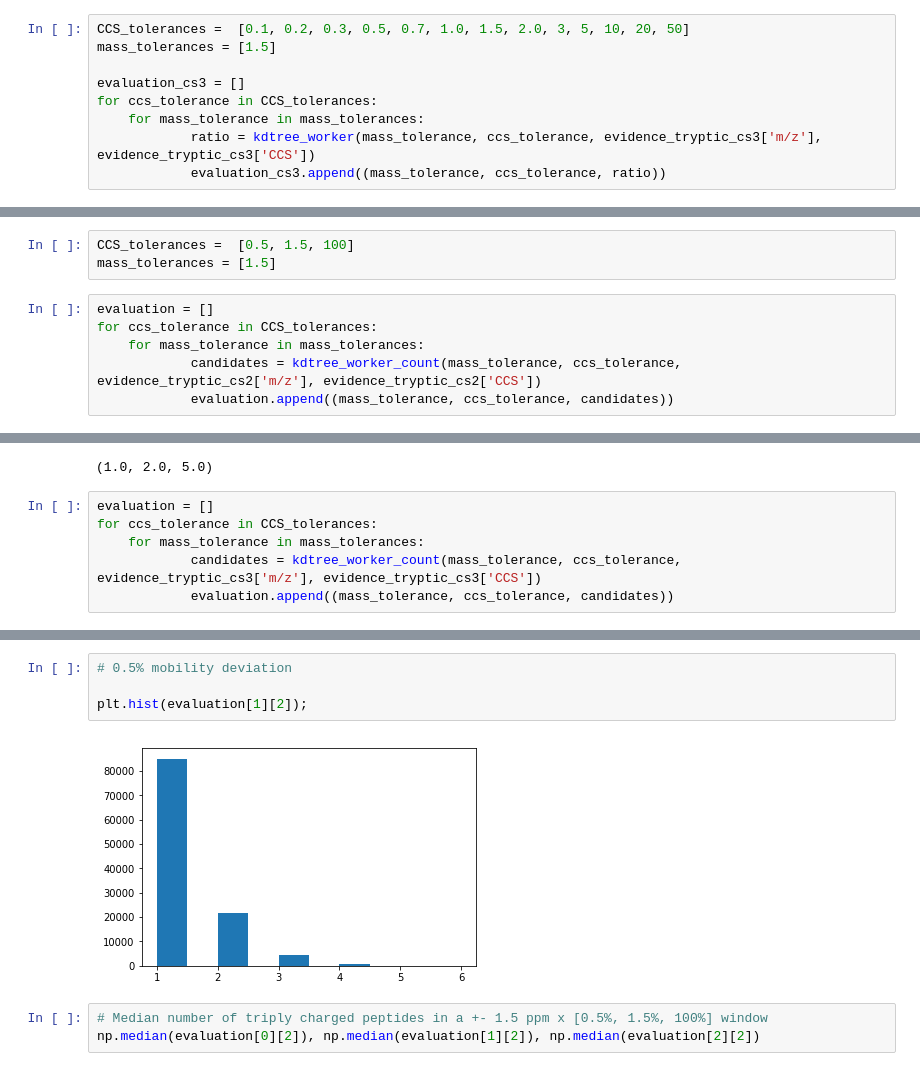
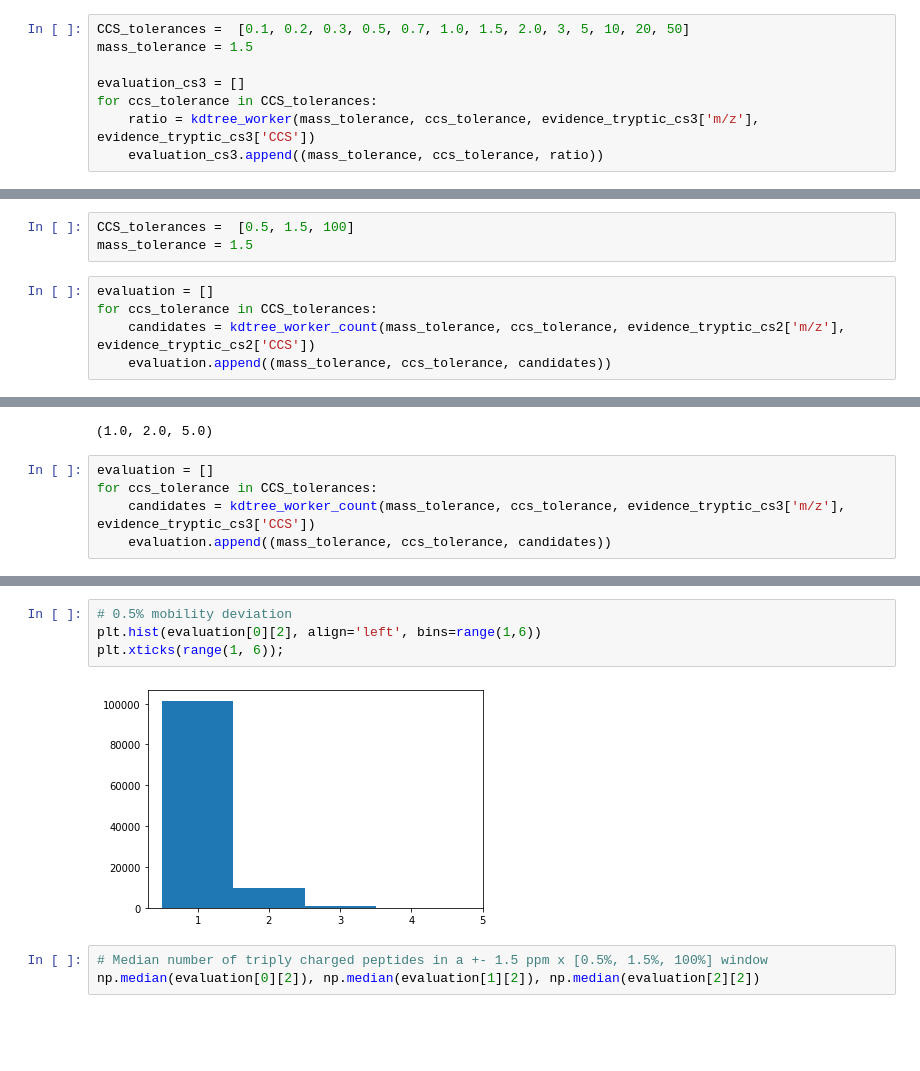
Before and after one commit to MannLabs/DeepCollisionalCrossSection, a Jupyter notebook: Figure2.ipynb, the cells around one changed output, grey strips where cells are left out. Cells and saved outputs as stored; diff of their text form; blank space fills up the shorter version.

```diff
--- a/Figure2.ipynb
+++ b/Figure2.ipynb
@@ -547,13 +558,12 @@ out2
 | 12 | 1.5 | 50.0 | 0.897661 |
 # %%
 CCS_tolerances =  [0.1, 0.2, 0.3, 0.5, 0.7, 1.0, 1.5, 2.0, 3, 5, 10, 20, 50]
-mass_tolerances = [1.5]
+mass_tolerance = 1.5
 
 evaluation_cs3 = []
 for ccs_tolerance in CCS_tolerances:
-    for mass_tolerance in mass_tolerances:
-            ratio = kdtree_worker(mass_tolerance, ccs_tolerance, evidence_tryptic_cs3['m/z'], evidence_tryptic_cs3['CCS'])
-            evaluation_cs3.append((mass_tolerance, ccs_tolerance, ratio))
+    ratio = kdtree_worker(mass_tolerance, ccs_tolerance, evidence_tryptic_cs3['m/z'], evidence_tryptic_cs3['CCS'])
+    evaluation_cs3.append((mass_tolerance, ccs_tolerance, ratio))
 # %%
 # Results, charge state 3
 out3 = pd.DataFrame(evaluation_cs3)
@@ -603,12 +613,11 @@ plt.show()
 ### Candidate peptide sequences in a given window
 # %%
 CCS_tolerances =  [0.5, 1.5, 100]
-mass_tolerances = [1.5]
+mass_tolerance = 1.5
 # %%
 evaluation = []
 for ccs_tolerance in CCS_tolerances:
-    for mass_tolerance in mass_tolerances:
-            candidates = kdtree_worker_count(mass_tolerance, ccs_tolerance, evidence_tryptic_cs2['m/z'], evidence_tryptic_cs2['CCS'])
-            evaluation.append((mass_tolerance, ccs_tolerance, candidates))
+    candidates = kdtree_worker_count(mass_tolerance, ccs_tolerance, evidence_tryptic_cs2['m/z'], evidence_tryptic_cs2['CCS'])
+    evaluation.append((mass_tolerance, ccs_tolerance, candidates))
 # %%
 # no ion mobility
@@ -635,8 +645,7 @@ np.median(evaluation[0][2]), np.median(evaluation[1][2]), np.median(evaluation[2
 # %%
 evaluation = []
 for ccs_tolerance in CCS_tolerances:
-    for mass_tolerance in mass_tolerances:
-            candidates = kdtree_worker_count(mass_tolerance, ccs_tolerance, evidence_tryptic_cs3['m/z'], evidence_tryptic_cs3['CCS'])
-            evaluation.append((mass_tolerance, ccs_tolerance, candidates))
+    candidates = kdtree_worker_count(mass_tolerance, ccs_tolerance, evidence_tryptic_cs3['m/z'], evidence_tryptic_cs3['CCS'])
+    evaluation.append((mass_tolerance, ccs_tolerance, candidates))
 # %%
 # no ion mobility
@@ -652,9 +662,9 @@ plt.hist(evaluation[1][2]);
 # %%
 # 0.5% mobility deviation
-
-plt.hist(evaluation[1][2]);
+plt.hist(evaluation[0][2], align='left', bins=range(1,6))
+plt.xticks(range(1, 6));
 # %% [output]
-[figure, old version]
+[figure, new version]
 # %%
 # Median number of triply charged peptides in a +- 1.5 ppm x [0.5%, 1.5%, 100%] window
 np.median(evaluation[0][2]), np.median(evaluation[1][2]), np.median(evaluation[2][2])
```
Also changed, not shown: parts of 31 cells of this notebook, 5 other files.
